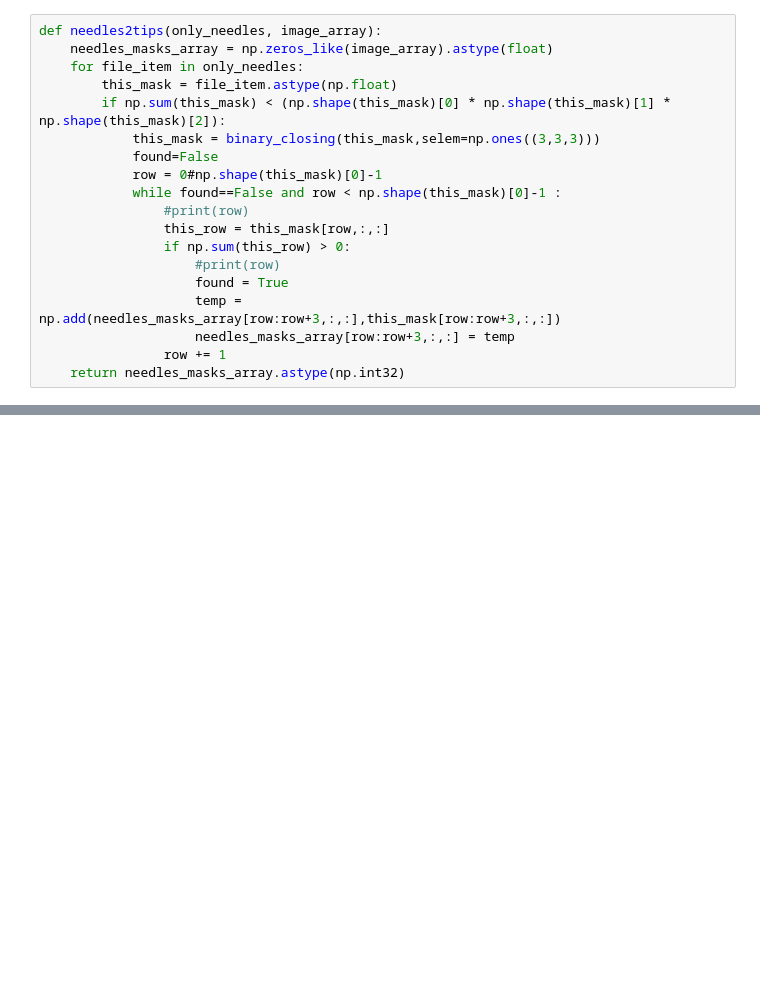
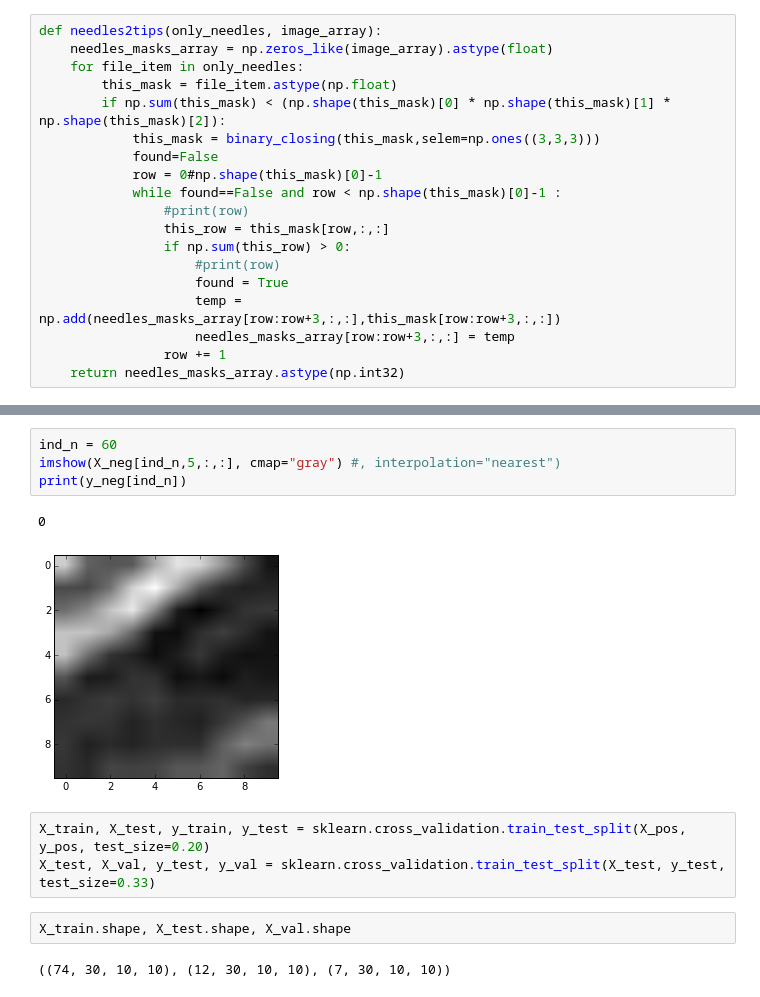
Before and after one commit to pzaffino/needle_tip_detection, a Jupyter notebook: needle_CNN_LASAGNE_PATCH.ipynb, the cells around one changed output, grey strips where cells are left out. Cells and saved outputs as stored; diff of their text form; blank space fills up the shorter version.

```diff
--- a/needle_CNN_LASAGNE_PATCH.ipynb
+++ b/needle_CNN_LASAGNE_PATCH.ipynb
@@ -185,0 +191,14 @@ print(y_pos[ind])
+# %%
+ind_n = 60
+imshow(X_neg[ind_n,5,:,:], cmap="gray") #, interpolation="nearest")
+print(y_neg[ind_n])
+# %% [output]
+0
+[figure, added]
+# %%
+X_train, X_test, y_train, y_test = sklearn.cross_validation.train_test_split(X_pos, y_pos, test_size=0.20)
+X_test, X_val, y_test, y_val = sklearn.cross_validation.train_test_split(X_test, y_test, test_size=0.33)
+# %%
+X_train.shape, X_test.shape, X_val.shape
+# %% [output]
+((74, 30, 10, 10), (12, 30, 10, 10), (7, 30, 10, 10))
```
Also changed, not shown: parts of 7 cells of this notebook.
